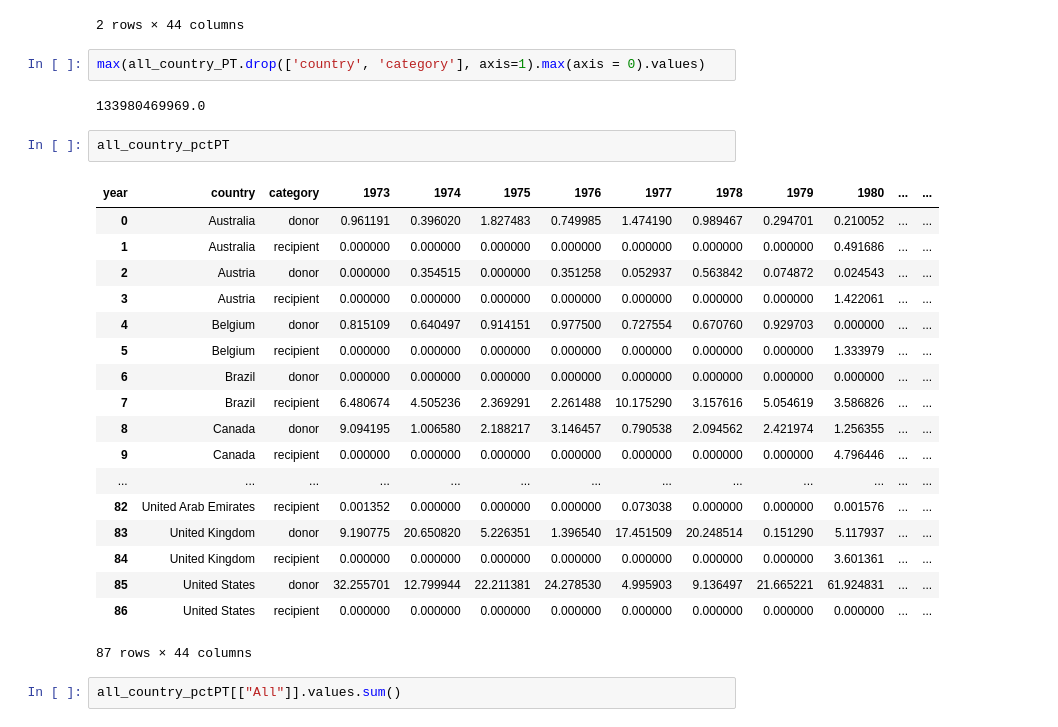
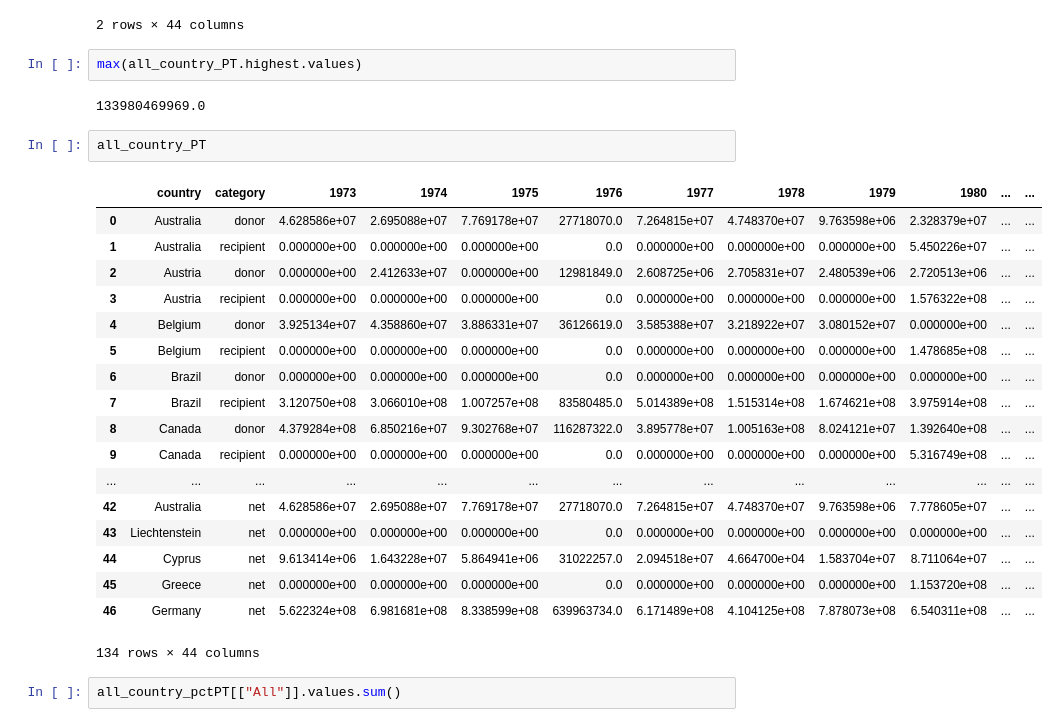
Before and after one commit to dianaow/dianaow.github.io, a Jupyter notebook: SWDchallenge/data/data_processing.ipynb, the cells around one changed output. Cells and saved outputs as stored; diff of their text form.

```diff
--- a/SWDchallenge/data/data_processing.ipynb
+++ b/SWDchallenge/data/data_processing.ipynb
@@ -201,31 +201,31 @@ all_country_PT[all_country_PT['country'] == "India"]
 | 34 | India | recipient | 2.285257e+09 | 3.697747e+09 | 3.000656e+09 | 2.233586e+09 | 3.197135e+09 | 2.927325e+09 | 1.622749e+09 | 2.968245e+09 | ... | ... |
 | 0 | India | net | 2.285257e+09 | 3.697747e+09 | 3.000656e+09 | 2.233586e+09 | 3.197135e+09 | 2.927325e+09 | 1.622749e+09 | 2.968245e+09 | ... | ... |
 2 rows × 44 columns
-# %%
-max(all_country_PT.drop(['country', 'category'], axis=1).max(axis = 0).values)
-# %% [output]
-133980469969.0
-# %%
-all_country_pctPT
-# %% [output]
-| year | country | category | 1973 | 1974 | 1975 | 1976 | 1977 | 1978 | 1979 | 1980 | ... | ... |
-| 0 | Australia | donor | 0.961191 | 0.396020 | 1.827483 | 0.749985 | 1.474190 | 0.989467 | 0.294701 | 0.210052 | ... | ... |
-| 1 | Australia | recipient | 0.000000 | 0.000000 | 0.000000 | 0.000000 | 0.000000 | 0.000000 | 0.000000 | 0.491686 | ... | ... |
-| 2 | Austria | donor | 0.000000 | 0.354515 | 0.000000 | 0.351258 | 0.052937 | 0.563842 | 0.074872 | 0.024543 | ... | ... |
-| 3 | Austria | recipient | 0.000000 | 0.000000 | 0.000000 | 0.000000 | 0.000000 | 0.000000 | 0.000000 | 1.422061 | ... | ... |
-| 4 | Belgium | donor | 0.815109 | 0.640497 | 0.914151 | 0.977500 | 0.727554 | 0.670760 | 0.929703 | 0.000000 | ... | ... |
-| 5 | Belgium | recipient | 0.000000 | 0.000000 | 0.000000 | 0.000000 | 0.000000 | 0.000000 | 0.000000 | 1.333979 | ... | ... |
-| 6 | Brazil | donor | 0.000000 | 0.000000 | 0.000000 | 0.000000 | 0.000000 | 0.000000 | 0.000000 | 0.000000 | ... | ... |
-| 7 | Brazil | recipient | 6.480674 | 4.505236 | 2.369291 | 2.261488 | 10.175290 | 3.157616 | 5.054619 | 3.586826 | ... | ... |
-| 8 | Canada | donor | 9.094195 | 1.006580 | 2.188217 | 3.146457 | 0.790538 | 2.094562 | 2.421974 | 1.256355 | ... | ... |
-| 9 | Canada | recipient | 0.000000 | 0.000000 | 0.000000 | 0.000000 | 0.000000 | 0.000000 | 0.000000 | 4.796446 | ... | ... |
-| ... | ... | ... | ... | ... | ... | ... | ... | ... | ... | ... | ... | ... |
-| 82 | United Arab Emirates | recipient | 0.001352 | 0.000000 | 0.000000 | 0.000000 | 0.073038 | 0.000000 | 0.000000 | 0.001576 | ... | ... |
-| 83 | United Kingdom | donor | 9.190775 | 20.650820 | 5.226351 | 1.396540 | 17.451509 | 20.248514 | 0.151290 | 5.117937 | ... | ... |
-| 84 | United Kingdom | recipient | 0.000000 | 0.000000 | 0.000000 | 0.000000 | 0.000000 | 0.000000 | 0.000000 | 3.601361 | ... | ... |
-| 85 | United States | donor | 32.255701 | 12.799944 | 22.211381 | 24.278530 | 4.995903 | 9.136497 | 21.665221 | 61.924831 | ... | ... |
-| 86 | United States | recipient | 0.000000 | 0.000000 | 0.000000 | 0.000000 | 0.000000 | 0.000000 | 0.000000 | 0.000000 | ... | ... |
-87 rows × 44 columns
+# %%
+max(all_country_PT.highest.values)
+# %% [output]
+133980469969.0
+# %%
+all_country_PT
+# %% [output]
+|  | country | category | 1973 | 1974 | 1975 | 1976 | 1977 | 1978 | 1979 | 1980 | ... | ... |
+| 0 | Australia | donor | 4.628586e+07 | 2.695088e+07 | 7.769178e+07 | 27718070.0 | 7.264815e+07 | 4.748370e+07 | 9.763598e+06 | 2.328379e+07 | ... | ... |
+| 1 | Australia | recipient | 0.000000e+00 | 0.000000e+00 | 0.000000e+00 | 0.0 | 0.000000e+00 | 0.000000e+00 | 0.000000e+00 | 5.450226e+07 | ... | ... |
+| 2 | Austria | donor | 0.000000e+00 | 2.412633e+07 | 0.000000e+00 | 12981849.0 | 2.608725e+06 | 2.705831e+07 | 2.480539e+06 | 2.720513e+06 | ... | ... |
+| 3 | Austria | recipient | 0.000000e+00 | 0.000000e+00 | 0.000000e+00 | 0.0 | 0.000000e+00 | 0.000000e+00 | 0.000000e+00 | 1.576322e+08 | ... | ... |
+| 4 | Belgium | donor | 3.925134e+07 | 4.358860e+07 | 3.886331e+07 | 36126619.0 | 3.585388e+07 | 3.218922e+07 | 3.080152e+07 | 0.000000e+00 | ... | ... |
+| 5 | Belgium | recipient | 0.000000e+00 | 0.000000e+00 | 0.000000e+00 | 0.0 | 0.000000e+00 | 0.000000e+00 | 0.000000e+00 | 1.478685e+08 | ... | ... |
+| 6 | Brazil | donor | 0.000000e+00 | 0.000000e+00 | 0.000000e+00 | 0.0 | 0.000000e+00 | 0.000000e+00 | 0.000000e+00 | 0.000000e+00 | ... | ... |
+| 7 | Brazil | recipient | 3.120750e+08 | 3.066010e+08 | 1.007257e+08 | 83580485.0 | 5.014389e+08 | 1.515314e+08 | 1.674621e+08 | 3.975914e+08 | ... | ... |
+| 8 | Canada | donor | 4.379284e+08 | 6.850216e+07 | 9.302768e+07 | 116287322.0 | 3.895778e+07 | 1.005163e+08 | 8.024121e+07 | 1.392640e+08 | ... | ... |
+| 9 | Canada | recipient | 0.000000e+00 | 0.000000e+00 | 0.000000e+00 | 0.0 | 0.000000e+00 | 0.000000e+00 | 0.000000e+00 | 5.316749e+08 | ... | ... |
+| ... | ... | ... | ... | ... | ... | ... | ... | ... | ... | ... | ... | ... |
+| 42 | Australia | net | 4.628586e+07 | 2.695088e+07 | 7.769178e+07 | 27718070.0 | 7.264815e+07 | 4.748370e+07 | 9.763598e+06 | 7.778605e+07 | ... | ... |
+| 43 | Liechtenstein | net | 0.000000e+00 | 0.000000e+00 | 0.000000e+00 | 0.0 | 0.000000e+00 | 0.000000e+00 | 0.000000e+00 | 0.000000e+00 | ... | ... |
+| 44 | Cyprus | net | 9.613414e+06 | 1.643228e+07 | 5.864941e+06 | 31022257.0 | 2.094518e+07 | 4.664700e+04 | 1.583704e+07 | 8.711064e+07 | ... | ... |
+| 45 | Greece | net | 0.000000e+00 | 0.000000e+00 | 0.000000e+00 | 0.0 | 0.000000e+00 | 0.000000e+00 | 0.000000e+00 | 1.153720e+08 | ... | ... |
+| 46 | Germany | net | 5.622324e+08 | 6.981681e+08 | 8.338599e+08 | 639963734.0 | 6.171489e+08 | 4.104125e+08 | 7.878073e+08 | 6.540311e+08 | ... | ... |
+134 rows × 44 columns
 # %%
 all_country_pctPT[["All"]].values.sum()
 # %% [output]
```
Also changed, not shown: parts of 2 cells of this notebook, 1 other file.
